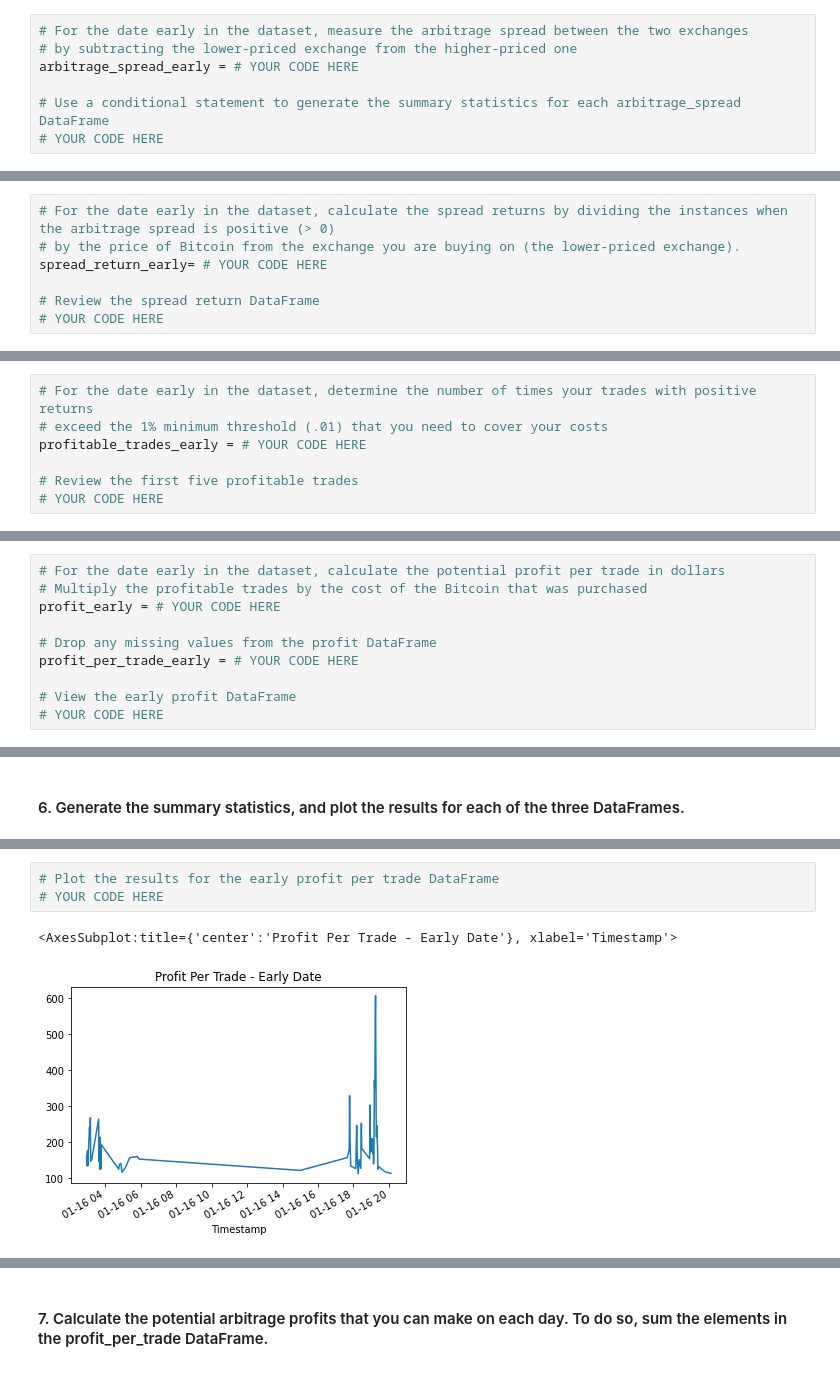
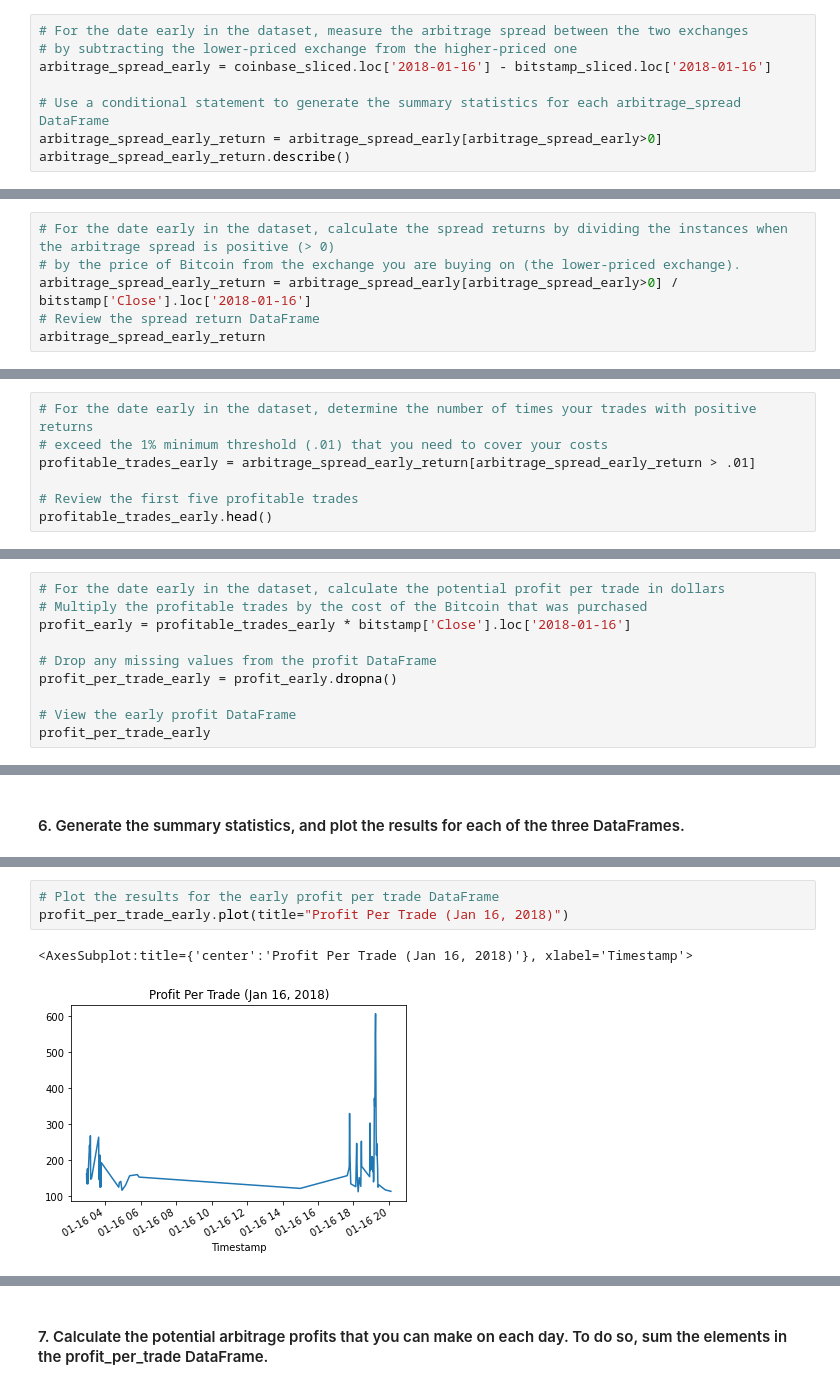
Before and after one commit to creamybokeh/Crypto-Arbitrage, a Jupyter notebook: crypto_arbitrage.ipynb, the cells around one changed output, grey strips where cells are left out. Cells and saved outputs as stored; diff of their text form.

```diff
--- a/crypto_arbitrage.ipynb
+++ b/crypto_arbitrage.ipynb
@@ -507,10 +507,11 @@ Calculate the potential profits for each date that you selected in the previous
 # %%
 # For the date early in the dataset, measure the arbitrage spread between the two exchanges
 # by subtracting the lower-priced exchange from the higher-priced one
-arbitrage_spread_early = # YOUR CODE HERE
+arbitrage_spread_early = coinbase_sliced.loc['2018-01-16'] - bitstamp_sliced.loc['2018-01-16']
 
 # Use a conditional statement to generate the summary statistics for each arbitrage_spread DataFrame
-# YOUR CODE HERE
+arbitrage_spread_early_return = arbitrage_spread_early[arbitrage_spread_early>0]
+arbitrage_spread_early_return.describe()
 # %% [output]
 count    960.000000
 mean      53.405344
@@ -526,10 +557,9 @@ Name: Close, dtype: float64
 # %%
 # For the date early in the dataset, calculate the spread returns by dividing the instances when the arbitrage spread is positive (> 0)
 # by the price of Bitcoin from the exchange you are buying on (the lower-priced exchange).
-spread_return_early= # YOUR CODE HERE
-
+arbitrage_spread_early_return = arbitrage_spread_early[arbitrage_spread_early>0] / bitstamp['Close'].loc['2018-01-16']
 # Review the spread return DataFrame
-# YOUR CODE HERE
+arbitrage_spread_early_return
 # %% [output]
 Timestamp
 2018-01-16 00:00:00         NaN
@@ -543,10 +613,10 @@ Name: Close, dtype: float64
 # %%
 # For the date early in the dataset, determine the number of times your trades with positive returns
 # exceed the 1% minimum threshold (.01) that you need to cover your costs
-profitable_trades_early = # YOUR CODE HERE
+profitable_trades_early = arbitrage_spread_early_return[arbitrage_spread_early_return > .01]
 
 # Review the first five profitable trades
-# YOUR CODE HERE
+profitable_trades_early.head()
 # %% [output]
 Timestamp
 2018-01-16 02:56:00    0.012962
@@ -576,13 +684,13 @@ Name: Close, dtype: float64
 # %%
 # For the date early in the dataset, calculate the potential profit per trade in dollars
 # Multiply the profitable trades by the cost of the Bitcoin that was purchased
-profit_early = # YOUR CODE HERE
+profit_early = profitable_trades_early * bitstamp['Close'].loc['2018-01-16']
 
 # Drop any missing values from the profit DataFrame
-profit_per_trade_early = # YOUR CODE HERE
+profit_per_trade_early = profit_early.dropna()
 
 # View the early profit DataFrame
-# YOUR CODE HERE
+profit_per_trade_early
 # %% [output]
 Timestamp
 2018-01-16 02:56:00    162.01
@@ -614,7 +738,7 @@ max      606.800000
 Name: Close, dtype: float64
 # %%
 # Plot the results for the early profit per trade DataFrame
-# YOUR CODE HERE
+profit_per_trade_early.plot(title="Profit Per Trade (Jan 16, 2018)")
 # %% [output]
-<AxesSubplot:title={'center':'Profit Per Trade - Early Date'}, xlabel='Timestamp'>
+<AxesSubplot:title={'center':'Profit Per Trade (Jan 16, 2018)'}, xlabel='Timestamp'>
-[figure, old version]
+[figure, new version]
```
Also changed, not shown: parts of 27 cells of this notebook.
